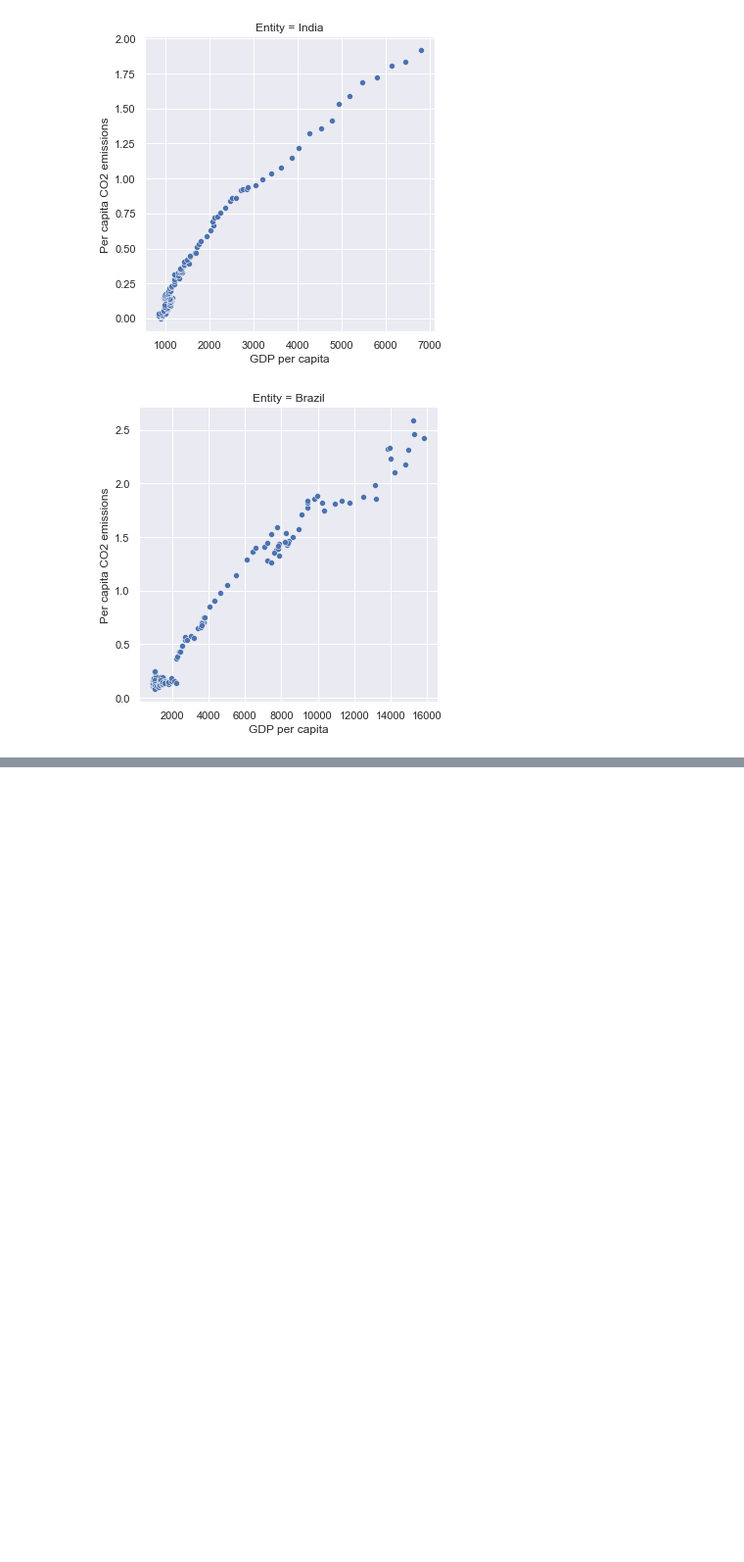
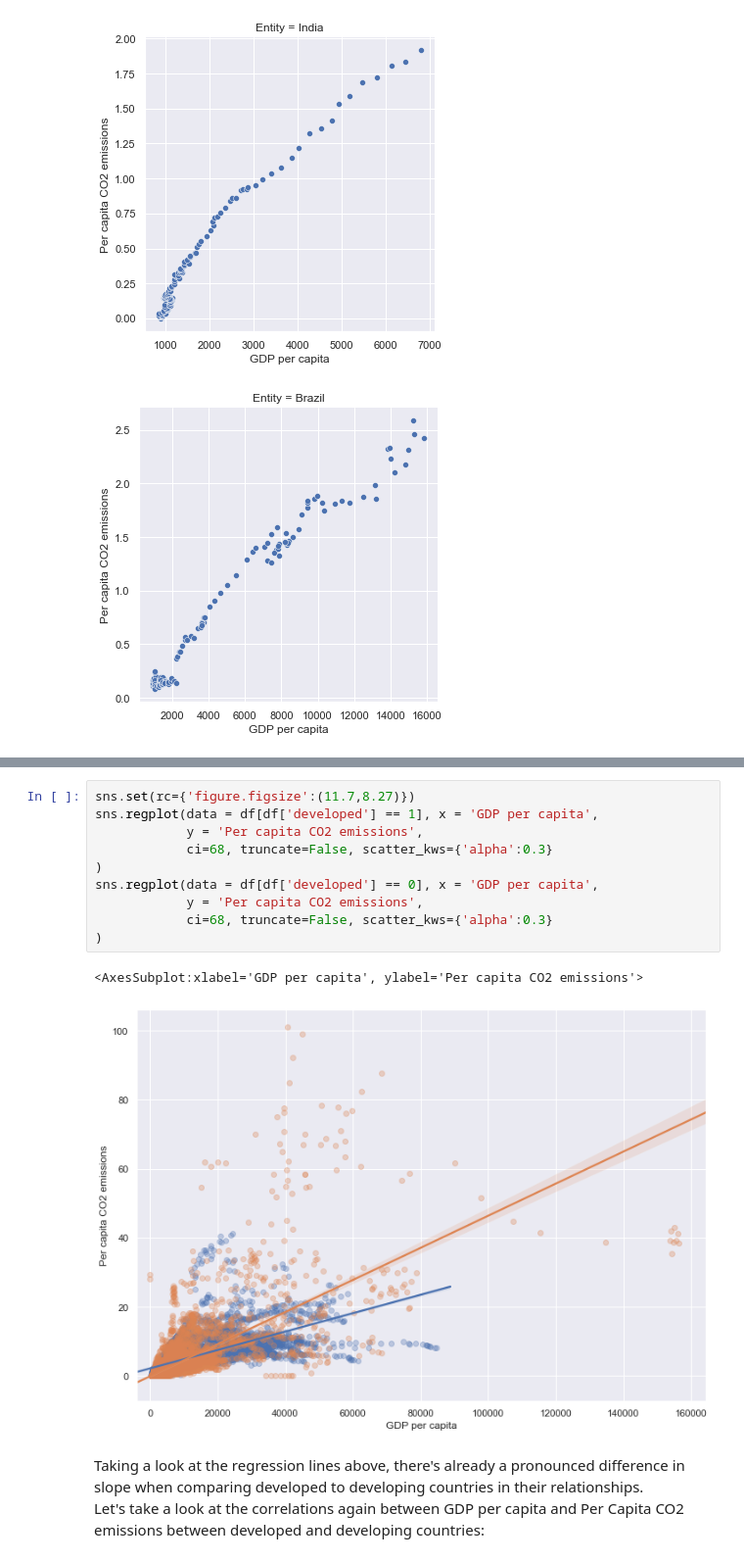
Before and after one commit to TommyAngelini/Data-Science-Projects, a Jupyter notebook: GDPVersusEmissions/GDPVersusEmissions.ipynb, the cells around one changed output, grey strips where cells are left out. Shown at 98% size. Saved outputs shown, nothing was run; the diff lists cells and outputs as text; blank space fills up the shorter version.

```diff
--- a/GDPVersusEmissions/GDPVersusEmissions.ipynb
+++ b/GDPVersusEmissions/GDPVersusEmissions.ipynb
@@ -234,0 +289,16 @@ for country in countries:
+# %%
+sns.set(rc={'figure.figsize':(11.7,8.27)})
+sns.regplot(data = df[df['developed'] == 1], x = 'GDP per capita',
+            y = 'Per capita CO2 emissions',
+            ci=68, truncate=False, scatter_kws={'alpha':0.3}
+)
+sns.regplot(data = df[df['developed'] == 0], x = 'GDP per capita',
+            y = 'Per capita CO2 emissions',
+            ci=68, truncate=False, scatter_kws={'alpha':0.3}
+)
+# %% [output]
+<AxesSubplot:xlabel='GDP per capita', ylabel='Per capita CO2 emissions'>
+[figure, added]
+# %% [markdown]
+Taking a look at the regression lines above, there's already a pronounced difference in slope when comparing developed to developing countries in their relationships. <br>
+Let's take a look at the correlations again between GDP per capita and Per Capita CO2 emissions between developed and developing countries:
```
Also changed, not shown: parts of 19 cells of this notebook.
